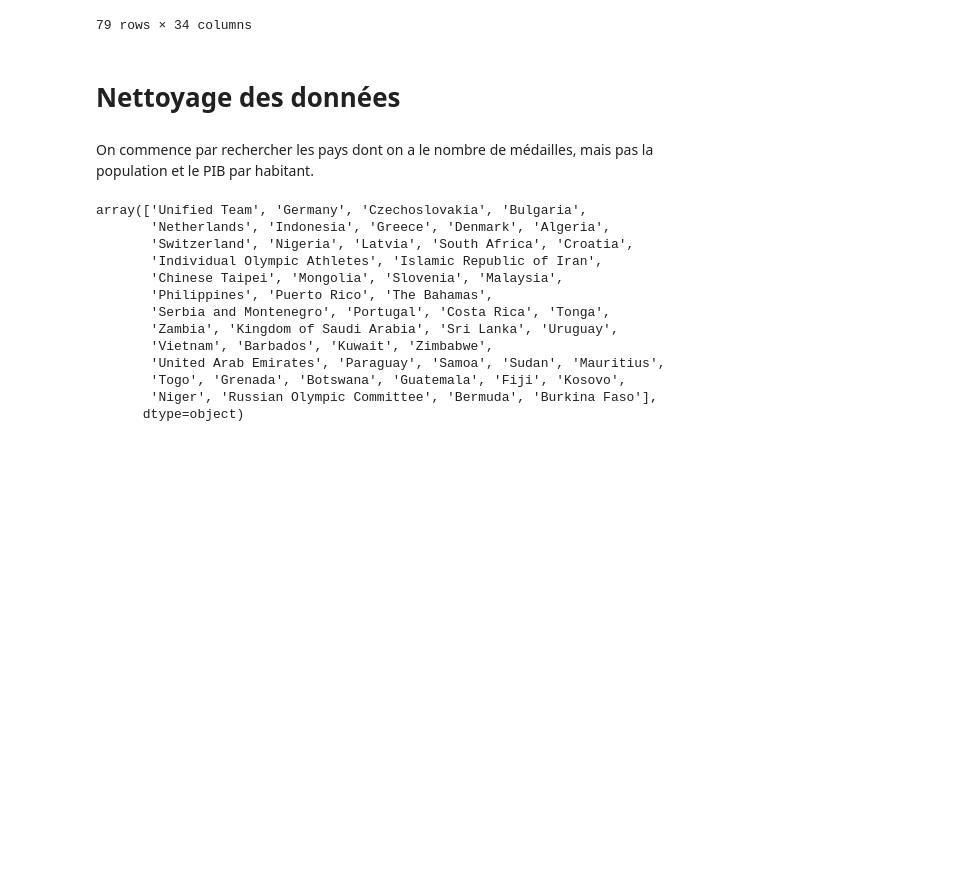
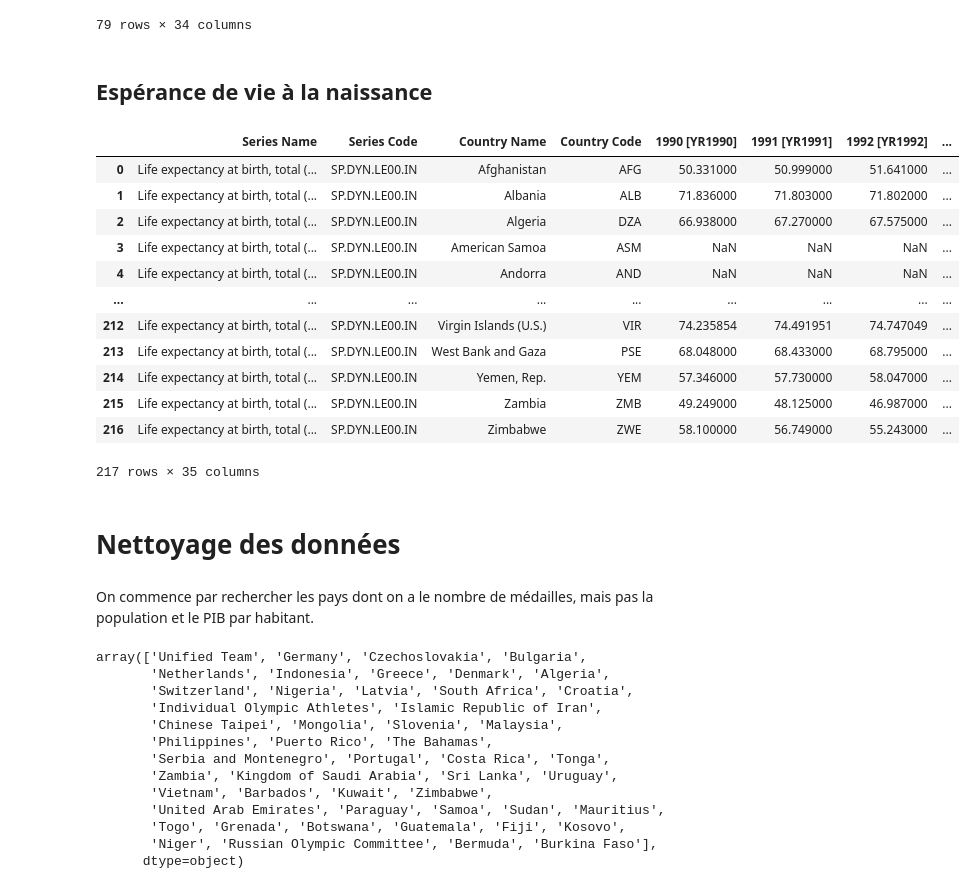
Before and after one commit to clemencebriodeau/Projet-python, a Jupyter notebook: Recuperation_donnees.ipynb, the cells around one changed output. Cells and saved outputs as stored; diff of their text form; code cells hidden in the pictures; blank space fills up the shorter version.

Commit message:
Ajout données espérance vie (#20)

```diff
--- a/Recuperation_donnees.ipynb
+++ b/Recuperation_donnees.ipynb
@@ -219,6 +219,25 @@ df_invest_sport_merged
 | 77 | Uzbekistan | NaN | NaN | NaN | NaN | NaN | NaN | NaN | NaN | NaN | ... | ... |
 | 78 | Yemen, Rep. | NaN | NaN | NaN | NaN | NaN | NaN | NaN | NaN | NaN | ... | ... |
 79 rows × 34 columns
+# %% [markdown]
+## Espérance de vie à la naissance
+# %%
+df_esperance_vie = pd.read_excel("Donnees_Esperance_vie_naissance.xlsx", skipfooter=5)  #on ne prend pas les 5 dernières lignes de la base qui sont vides
+df_esperance_vie
+# %% [output]
+|  | Series Name | Series Code | Country Name | Country Code | 1990 [YR1990] | 1991 [YR1991] | 1992 [YR1992] | ... |
+| 0 | Life expectancy at birth, total (... | SP.DYN.LE00.IN | Afghanistan | AFG | 50.331000 | 50.999000 | 51.641000 | ... |
+| 1 | Life expectancy at birth, total (... | SP.DYN.LE00.IN | Albania | ALB | 71.836000 | 71.803000 | 71.802000 | ... |
+| 2 | Life expectancy at birth, total (... | SP.DYN.LE00.IN | Algeria | DZA | 66.938000 | 67.270000 | 67.575000 | ... |
+| 3 | Life expectancy at birth, total (... | SP.DYN.LE00.IN | American Samoa | ASM | NaN | NaN | NaN | ... |
+| 4 | Life expectancy at birth, total (... | SP.DYN.LE00.IN | Andorra | AND | NaN | NaN | NaN | ... |
+| ... | ... | ... | ... | ... | ... | ... | ... | ... |
+| 212 | Life expectancy at birth, total (... | SP.DYN.LE00.IN | Virgin Islands (U.S.) | VIR | 74.235854 | 74.491951 | 74.747049 | ... |
+| 213 | Life expectancy at birth, total (... | SP.DYN.LE00.IN | West Bank and Gaza | PSE | 68.048000 | 68.433000 | 68.795000 | ... |
+| 214 | Life expectancy at birth, total (... | SP.DYN.LE00.IN | Yemen, Rep. | YEM | 57.346000 | 57.730000 | 58.047000 | ... |
+| 215 | Life expectancy at birth, total (... | SP.DYN.LE00.IN | Zambia | ZMB | 49.249000 | 48.125000 | 46.987000 | ... |
+| 216 | Life expectancy at birth, total (... | SP.DYN.LE00.IN | Zimbabwe | ZWE | 58.100000 | 56.749000 | 55.243000 | ... |
+217 rows × 35 columns
 # %% [markdown]
 # Nettoyage des données
 # %% [markdown]
```
